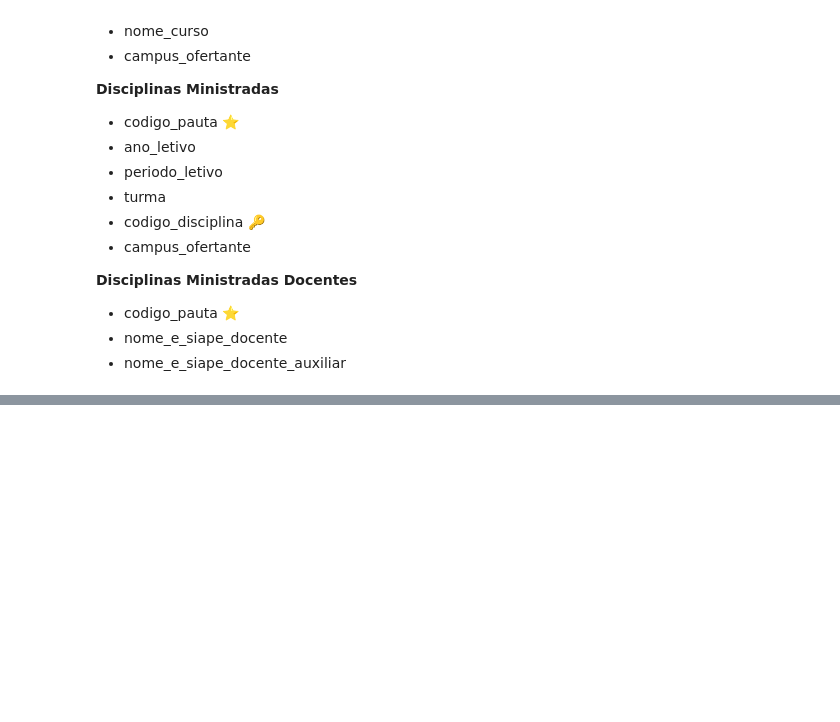
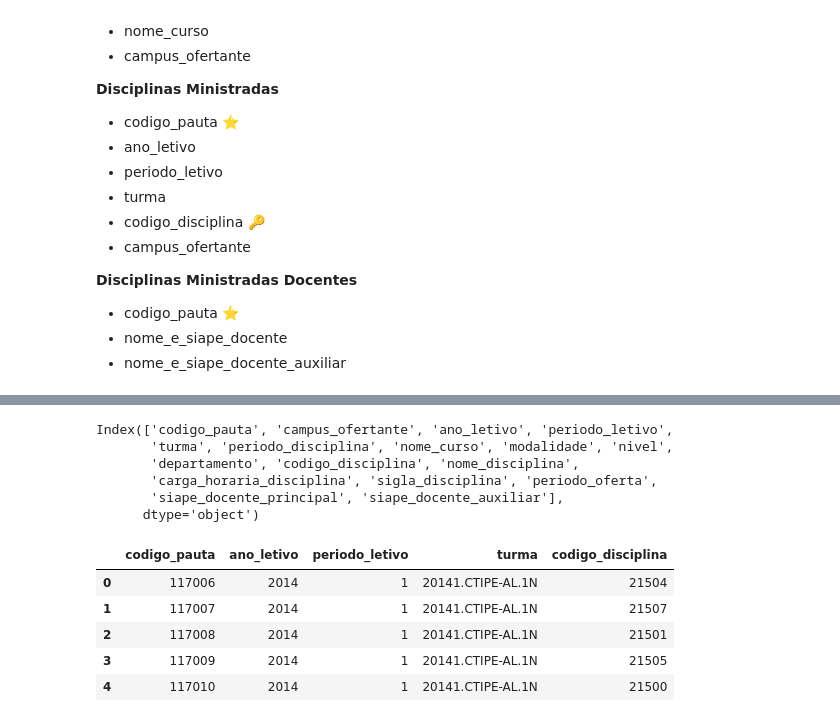
Before and after one commit to marcelsby/tcc-ifg-kg, a Jupyter notebook: notebooks/dados_abertos/Preprocessing Disciplinas Ministradas.ipynb, the cells around one changed output, grey strips where cells are left out. Cells and saved outputs as stored; diff of their text form; code cells hidden in the pictures; blank space fills up the shorter version.

```diff
--- a/notebooks/dados_abertos/Preprocessing Disciplinas Ministradas.ipynb
+++ b/notebooks/dados_abertos/Preprocessing Disciplinas Ministradas.ipynb
@@ -501,0 +515,28 @@ disciplinas_separadas.head()
+# %%
+disciplinas_ministradas.columns
+# %% [output]
+Index(['codigo_pauta', 'campus_ofertante', 'ano_letivo', 'periodo_letivo',
+       'turma', 'periodo_disciplina', 'nome_curso', 'modalidade', 'nivel',
+       'departamento', 'codigo_disciplina', 'nome_disciplina',
+       'carga_horaria_disciplina', 'sigla_disciplina', 'periodo_oferta',
+       'siape_docente_principal', 'siape_docente_auxiliar'],
+      dtype='object')
+# %%
+colunas = [
+    'codigo_pauta',
+    'ano_letivo',
+    'periodo_letivo',
+    'turma',
+    'codigo_disciplina'
+]
+
+disciplinas_ministradas_separadas = disciplinas_ministradas[colunas]
+# %%
+disciplinas_ministradas_separadas.head()
+# %% [output]
+|  | codigo_pauta | ano_letivo | periodo_letivo | turma | codigo_disciplina |
+| 0 | 117006 | 2014 | 1 | 20141.CTIPE-AL.1N | 21504 |
+| 1 | 117007 | 2014 | 1 | 20141.CTIPE-AL.1N | 21507 |
+| 2 | 117008 | 2014 | 1 | 20141.CTIPE-AL.1N | 21501 |
+| 3 | 117009 | 2014 | 1 | 20141.CTIPE-AL.1N | 21505 |
+| 4 | 117010 | 2014 | 1 | 20141.CTIPE-AL.1N | 21500 |
```
Also changed, not shown: parts of 28 cells of this notebook, 1 other file.
